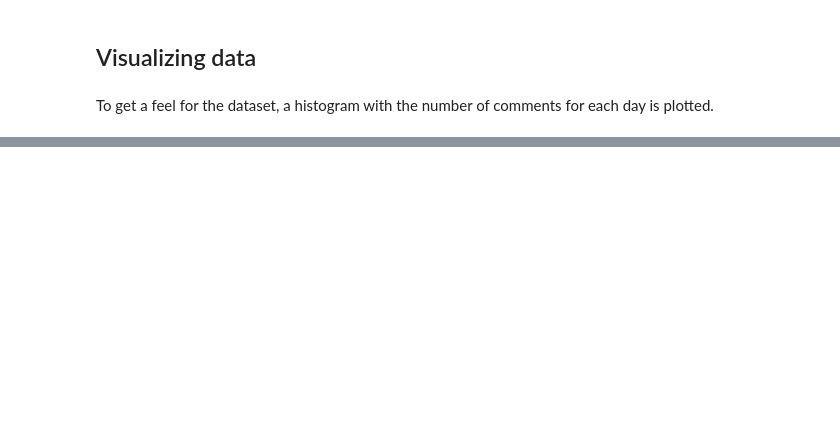
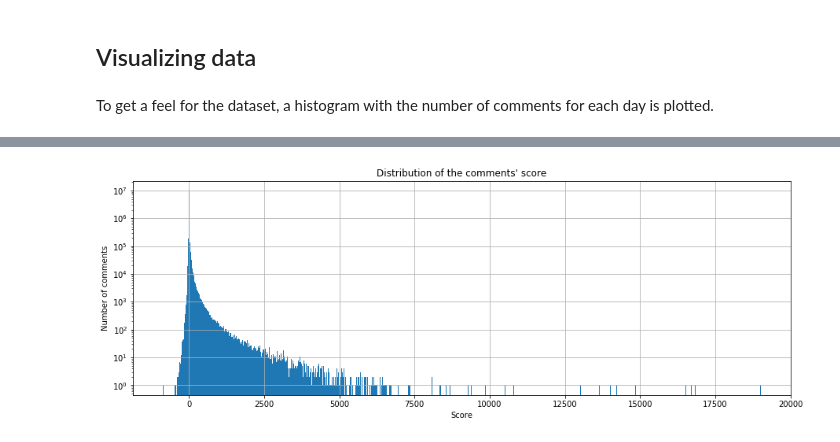
Before and after one commit to arthishow/Project, a Jupyter notebook: Final project.ipynb, the cells around one changed output, grey strips where cells are left out. Cells and saved outputs as stored; diff of their text form; code cells hidden in the pictures; blank space fills up the shorter version.

```diff
--- a/Final project.ipynb
+++ b/Final project.ipynb
@@ -578,0 +591,10 @@ plt.show()
+# %%
+plt.figure(figsize=(15,5))
+plt.grid()
+plt.hist(politics['score'], bins=1000, log=True)
+plt.ylabel('Number of comments')
+plt.xlabel('Score')
+plt.title("Distribution of the comments' score")
+plt.show()
+# %% [output]
+[figure, added]
```
Also changed, not shown: parts of 31 cells of this notebook.
